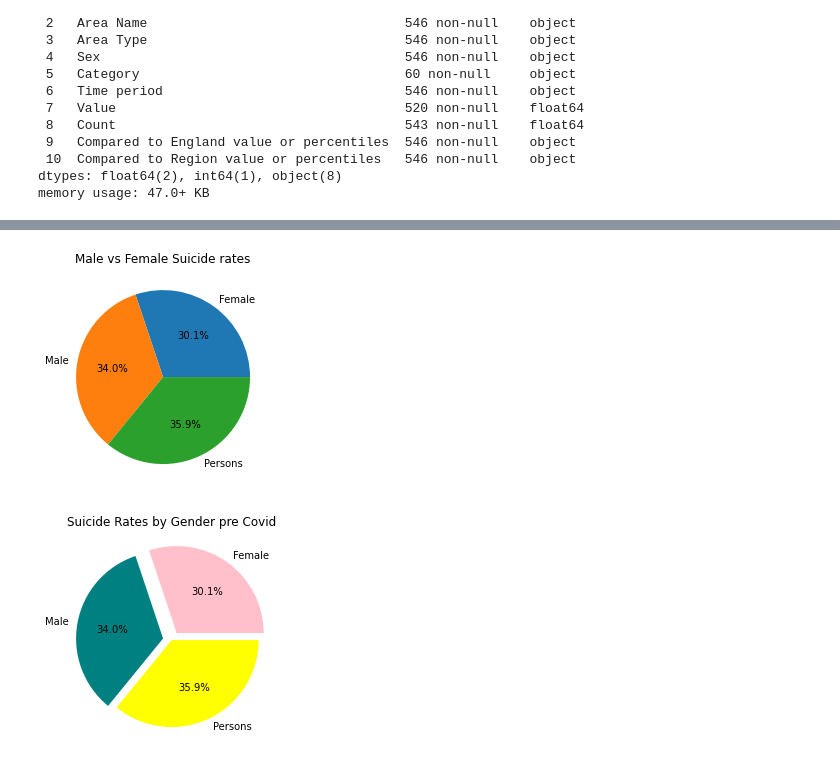
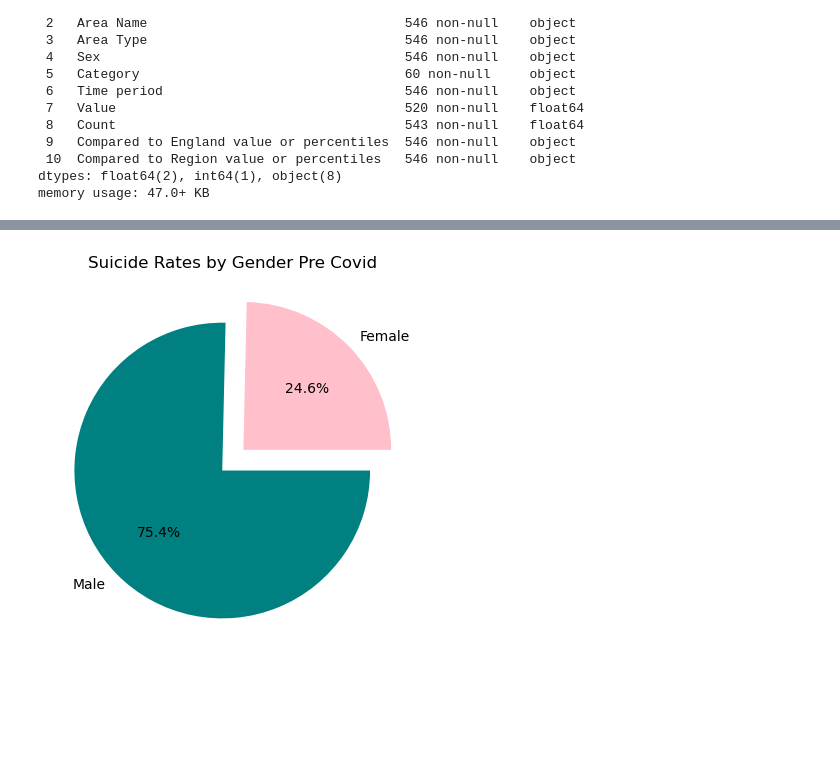
Before and after one commit to HJandu/Project_1_Covid19, a Jupyter notebook: Test Graphs.ipynb, the cells around one changed output, grey strips where cells are left out. Cells and saved outputs as stored; diff of their text form; code cells hidden in the pictures; blank space fills up the shorter version.

Commit message:
Graphs

```diff
--- a/Test Graphs.ipynb
+++ b/Test Graphs.ipynb
@@ -48,21 +49,17 @@ pre_covid.head()
 | 2 | 2 | NaN | England | England | Male | Second most deprived decile (IMD2... | 2017 - 19 | 16.681435 | 735.0 | ... |
 | 3 | 3 | NaN | England | England | Male | Third more deprived decile (IMD2019) | 2017 - 19 | 15.698346 | 979.0 | ... |
 | 4 | 4 | NaN | England | England | Male | Fourth more deprived decile (IMD2... | 2017 - 19 | 15.485131 | 896.0 | ... |
-# %%
-counts=pre_covid.groupby(["Sex"])["Value"].count()
-counts.plot.pie(title="Male vs Female Suicide rates",label="",autopct="%1.1f%%")
-explode = (0.1, 0.1, 0)
-# %% [output]
-[figure, removed]
+# %%
+pre_covid.drop(pre_covid.loc[pre_covid['Sex']=="Persons"].index, inplace=True)
 # %%
-piePlot=pre_covid.groupby(["Sex"])["Value"].count().reset_index(name="Value")
+piePlot=pre_covid.groupby(["Sex"])["Count"].sum().reset_index(name="Count")
 labs = piePlot["Sex"]
-Count = piePlot["Value"]
-explode = (0.1, 0.1, 0)
-colors = ["pink","teal", "yellow"]
+Count = piePlot["Count"]
+explode = (0.1, 0.1)
+colors = ["pink","teal"]
 plt.pie(Count, explode=explode, labels=labs, colors=colors,autopct="%1.1f%%")
-plt.title("Suicide Rates by Gender pre Covid")
+plt.title("Suicide Rates by Gender Pre Covid")
 
 plt.show()
 # %% [output]
-[figure, old version]
+[figure, new version]
```
Also changed, not shown: parts of 12 cells of this notebook.
